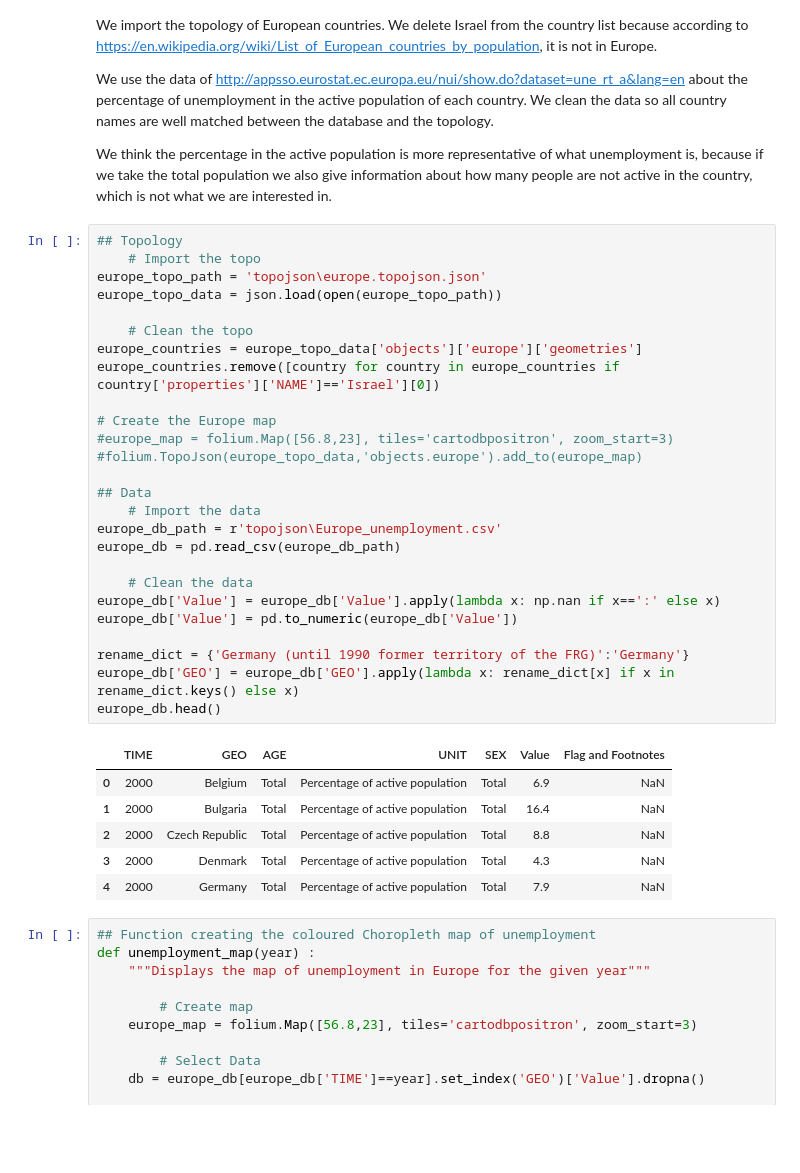
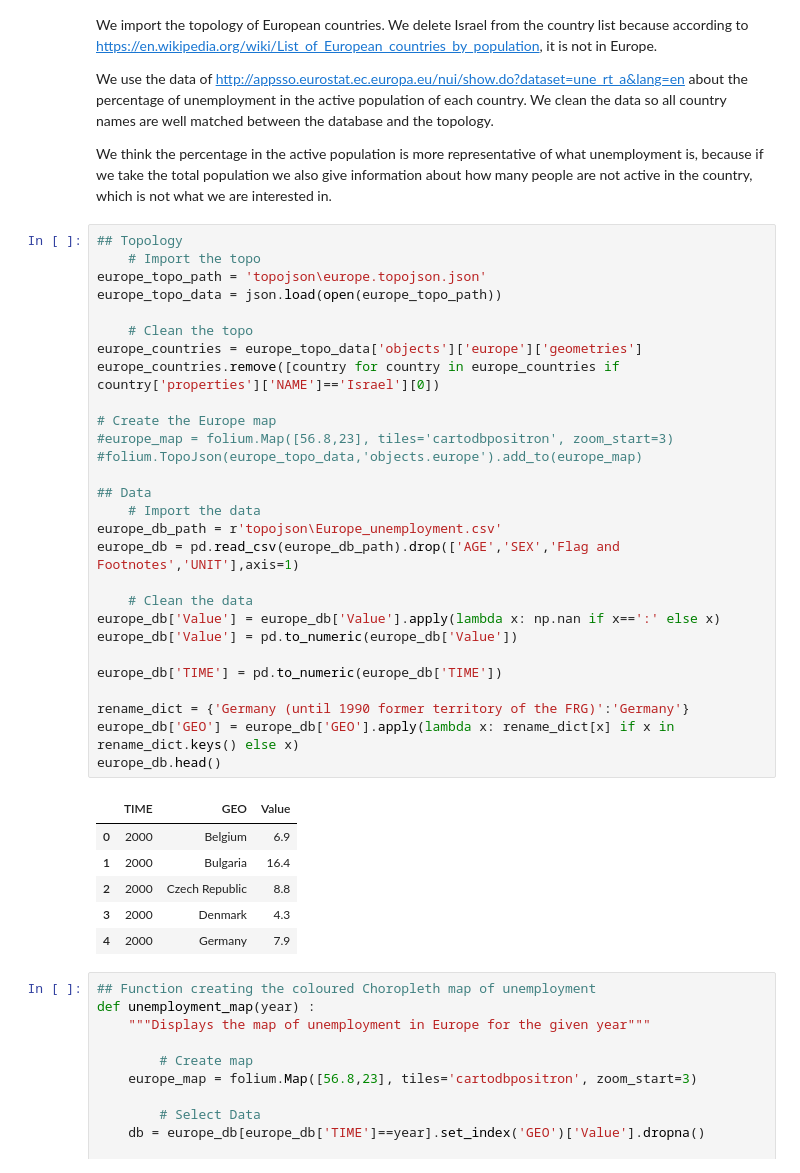
Before and after one commit to Redouane-Elghazi/ADA_ENPantouFLeS, a Jupyter notebook: HW3/HW3.ipynb, the cells around one changed output. Drawn from its saved outputs; the diff is of its cells as text; blank space fills up the shorter version.

```diff
--- a/HW3/HW3.ipynb
+++ b/HW3/HW3.ipynb
@@ -22,36 +22,38 @@ We think the percentage in the active population is more representative of what
 # %%
 ## Topology
     # Import the topo
 europe_topo_path = 'topojson\europe.topojson.json'
 europe_topo_data = json.load(open(europe_topo_path))
 
     # Clean the topo
 europe_countries = europe_topo_data['objects']['europe']['geometries']
 europe_countries.remove([country for country in europe_countries if country['properties']['NAME']=='Israel'][0])
 
 # Create the Europe map
 #europe_map = folium.Map([56.8,23], tiles='cartodbpositron', zoom_start=3)
 #folium.TopoJson(europe_topo_data,'objects.europe').add_to(europe_map)
 
 ## Data
     # Import the data
 europe_db_path = r'topojson\Europe_unemployment.csv'
-europe_db = pd.read_csv(europe_db_path)
+europe_db = pd.read_csv(europe_db_path).drop(['AGE','SEX','Flag and Footnotes','UNIT'],axis=1)
 
     # Clean the data
 europe_db['Value'] = europe_db['Value'].apply(lambda x: np.nan if x==':' else x)
 europe_db['Value'] = pd.to_numeric(europe_db['Value'])
 
+europe_db['TIME'] = pd.to_numeric(europe_db['TIME'])
+
 rename_dict = {'Germany (until 1990 former territory of the FRG)':'Germany'}
 europe_db['GEO'] = europe_db['GEO'].apply(lambda x: rename_dict[x] if x in rename_dict.keys() else x)
 europe_db.head()
 # %% [output]
-|  | TIME | GEO | AGE | UNIT | SEX | Value | Flag and Footnotes |
-| 0 | 2000 | Belgium | Total | Percentage of active population | Total | 6.9 | NaN |
-| 1 | 2000 | Bulgaria | Total | Percentage of active population | Total | 16.4 | NaN |
-| 2 | 2000 | Czech Republic | Total | Percentage of active population | Total | 8.8 | NaN |
-| 3 | 2000 | Denmark | Total | Percentage of active population | Total | 4.3 | NaN |
-| 4 | 2000 | Germany | Total | Percentage of active population | Total | 7.9 | NaN |
+|  | TIME | GEO | Value |
+| 0 | 2000 | Belgium | 6.9 |
+| 1 | 2000 | Bulgaria | 16.4 |
+| 2 | 2000 | Czech Republic | 8.8 |
+| 3 | 2000 | Denmark | 4.3 |
+| 4 | 2000 | Germany | 7.9 |
 # %%
 ## Function creating the coloured Choropleth map of unemployment
 def unemployment_map(year) :
```
Also changed, not shown: parts of 6 cells of this notebook.
